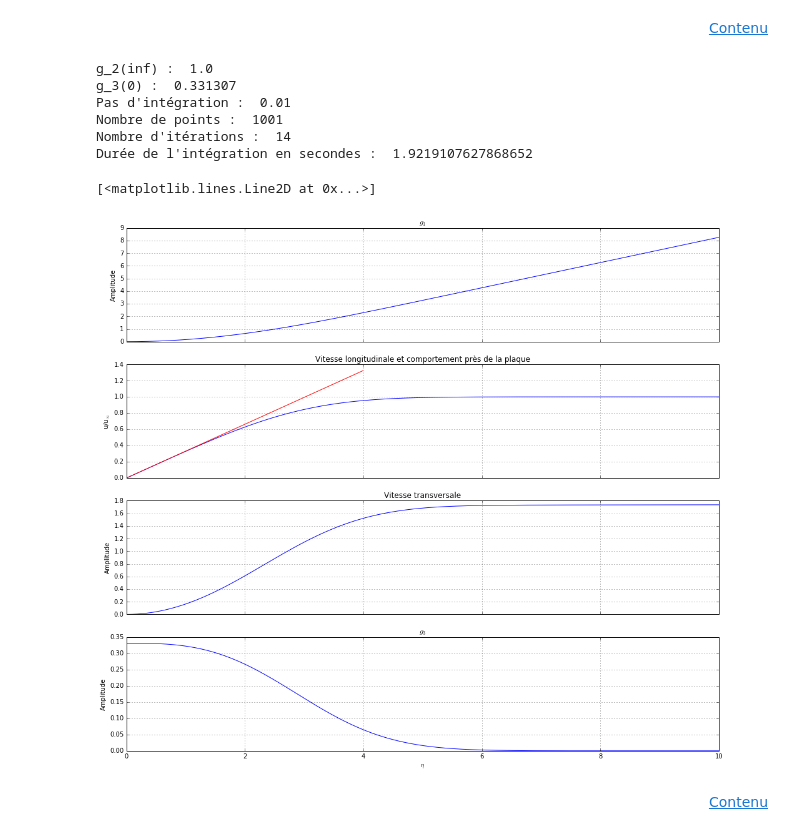
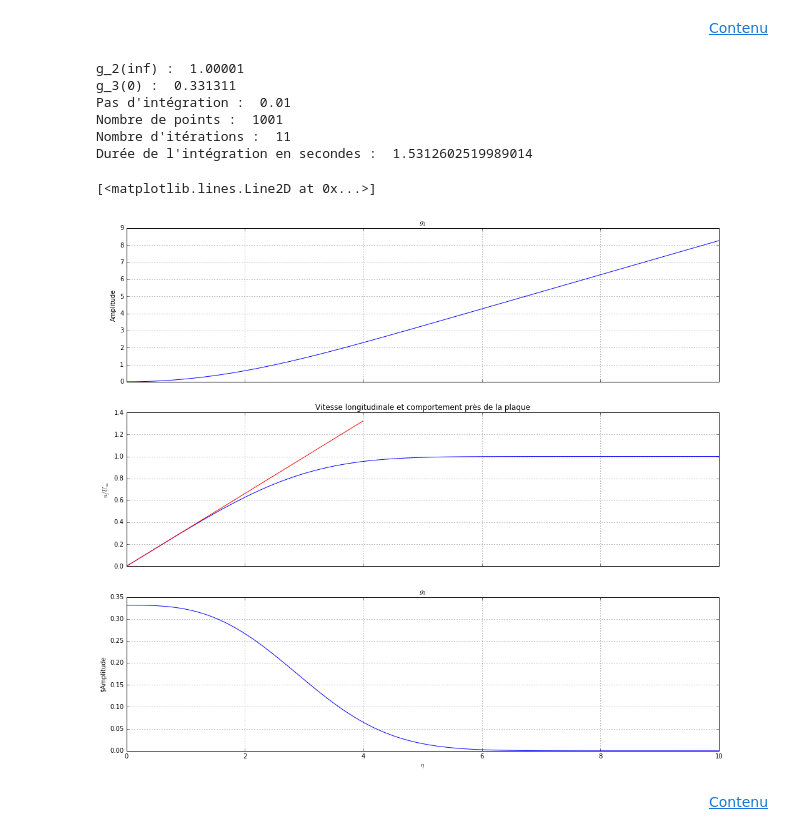
Before and after one commit to MGulina/Blasius, a Jupyter notebook: Blasius.ipynb, the cells around one changed output. Cells and saved outputs as stored; diff of their text form; code cells hidden in the pictures.

```diff
--- a/Blasius.ipynb
+++ b/Blasius.ipynb
@@ -662,7 +625,7 @@ etamax = eta[m-1]
 Infty = m - 1
 
 # 2.1.2 - Tolérance sur la valeur de g_2 en etamax
-tol = 10**(-8) # Modifiable (par défaut 10**(-8))
+tol = 10**(-5) # Modifiable (par défaut 10**(-5))
 
 # 2.1.3 - Tests initiaux pour la méthode du tir
 TestB = 0     # B pour Bas. Modifiable (par défaut 0)
@@ -733,52 +696,45 @@ print('g_2(inf) : ', g[m-1,1]) # facteur dimensionnel : U*
 print('g_3(0) : ', g[0,2])     # facteur dimensionnel : U*
 print('Pas d\'intégration : ', etamax/(m-1))
 print('Nombre de points : ', m)
 print('Nombre d\'itérations : ', cpt)
 print('Durée de l\'intégration en secondes : ', DureeTotale)
 
 # 2.4.2 - Graphiques
-figtir, axestir = plt.subplots(4, sharex = True, figsize=(17,15))
+figtir, axestir = plt.subplots(3, sharex = True, figsize=(17,15))
 
 # g_1
 axestir[0].plot(eta, g[:,0])
 axestir[0].set_ylabel('Amplitude')
 axestir[0].set_title('$g_1$')
 axestir[0].xaxis.grid(True,'major')
 axestir[0].yaxis.grid(True,'major')
 
 # u
 axestir[1].plot(eta, g[:,1]) # facteur dimensionnel : U*
-axestir[1].set_ylabel('u/u$_\infty$')
+axestir[1].set_ylabel('$u/U_\infty$')
 axestir[1].set_title('Vitesse longitudinale et comportement près de la plaque')
 axestir[1].xaxis.grid(True,'major')
 axestir[1].yaxis.grid(True,'major')
 
-# v
-axestir[2].plot(eta[1:m], (eta[1:m]*g[1:m,1] - g[1:m,0]))  # facteur dimensionnel : sqrt((nu*U)/(xmax/2))*0.5*
-axestir[2].set_ylabel('Amplitude')
-axestir[2].set_title('Vitesse transversale')
+# g_3
+axestir[2].plot(eta, g[:,2])
+axestir[2].set_title('$g_3$')
 axestir[2].xaxis.grid(True,'major')
 axestir[2].yaxis.grid(True,'major')
-
-# g_3
-axestir[3].plot(eta, g[:,2])
-axestir[3].set_xlabel('$\eta$')
-axestir[3].set_ylabel('Amplitude')
-axestir[3].set_title('$g_3$')
-axestir[3].xaxis.grid(True,'major')
-axestir[3].yaxis.grid(True,'major')
+axestir[2].set_xlabel('$\eta$')
+axestir[2].set_ylabel('$Amplitude')
 
 # Comportement à l'origine
 axestir[1].plot(x, x*g[0,2],'r') # facteur dimensionnel : U*
 # %% [output]
-g_2(inf) :  1.0
-g_3(0) :  0.331307
+g_2(inf) :  1.00001
+g_3(0) :  0.331311
 Pas d'intégration :  0.01
 Nombre de points :  1001
-Nombre d'itérations :  14
-Durée de l'intégration en secondes :  1.9219107627868652
+Nombre d'itérations :  11
+Durée de l'intégration en secondes :  1.5312602519989014
 [<matplotlib.lines.Line2D at 0x...>]
-[figure, old version]
+[figure, new version]
 # %% [markdown]
 <div align="right">
 <a href="#Contenu">Contenu</a>
```
Also changed, not shown: parts of 11 cells of this notebook.
